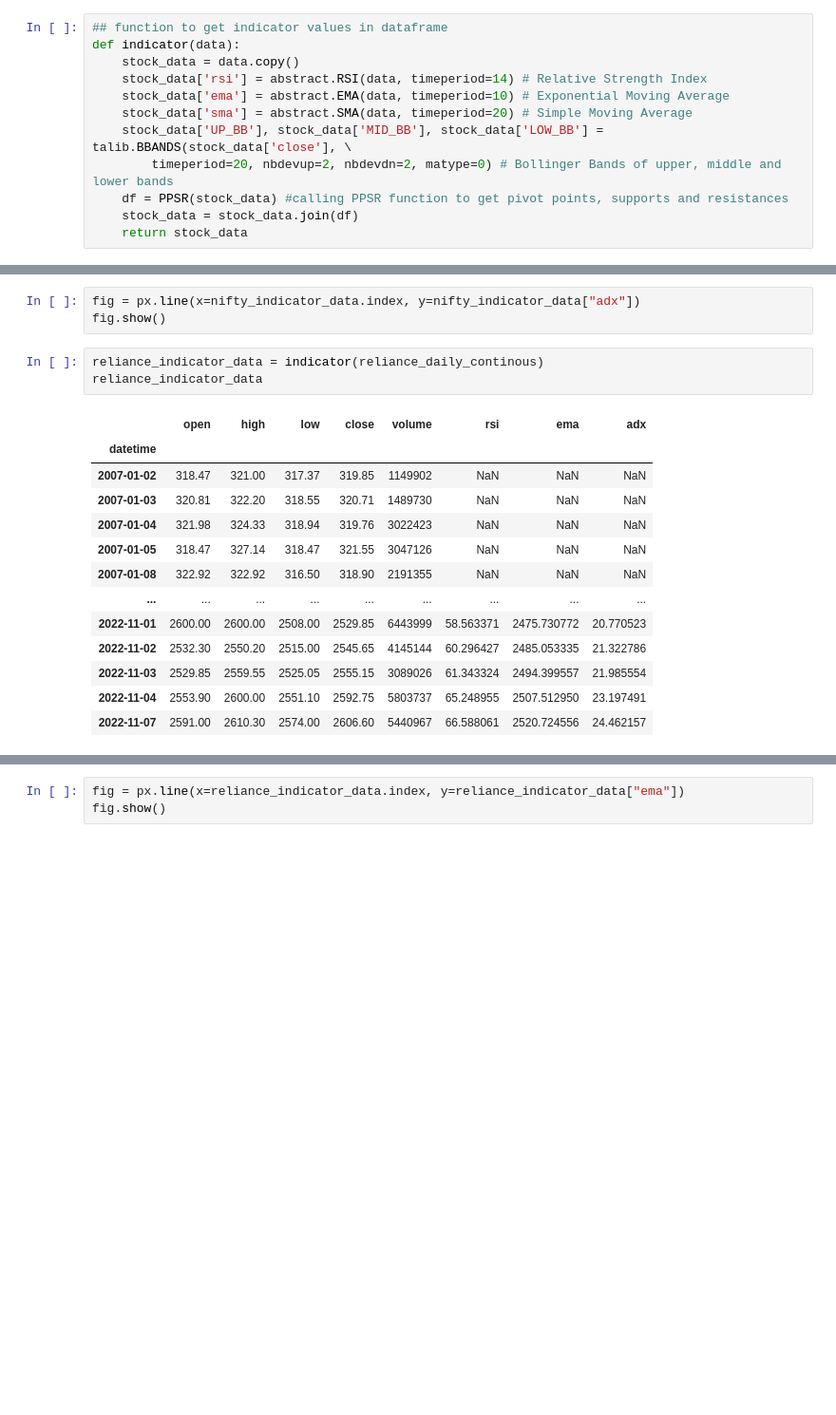
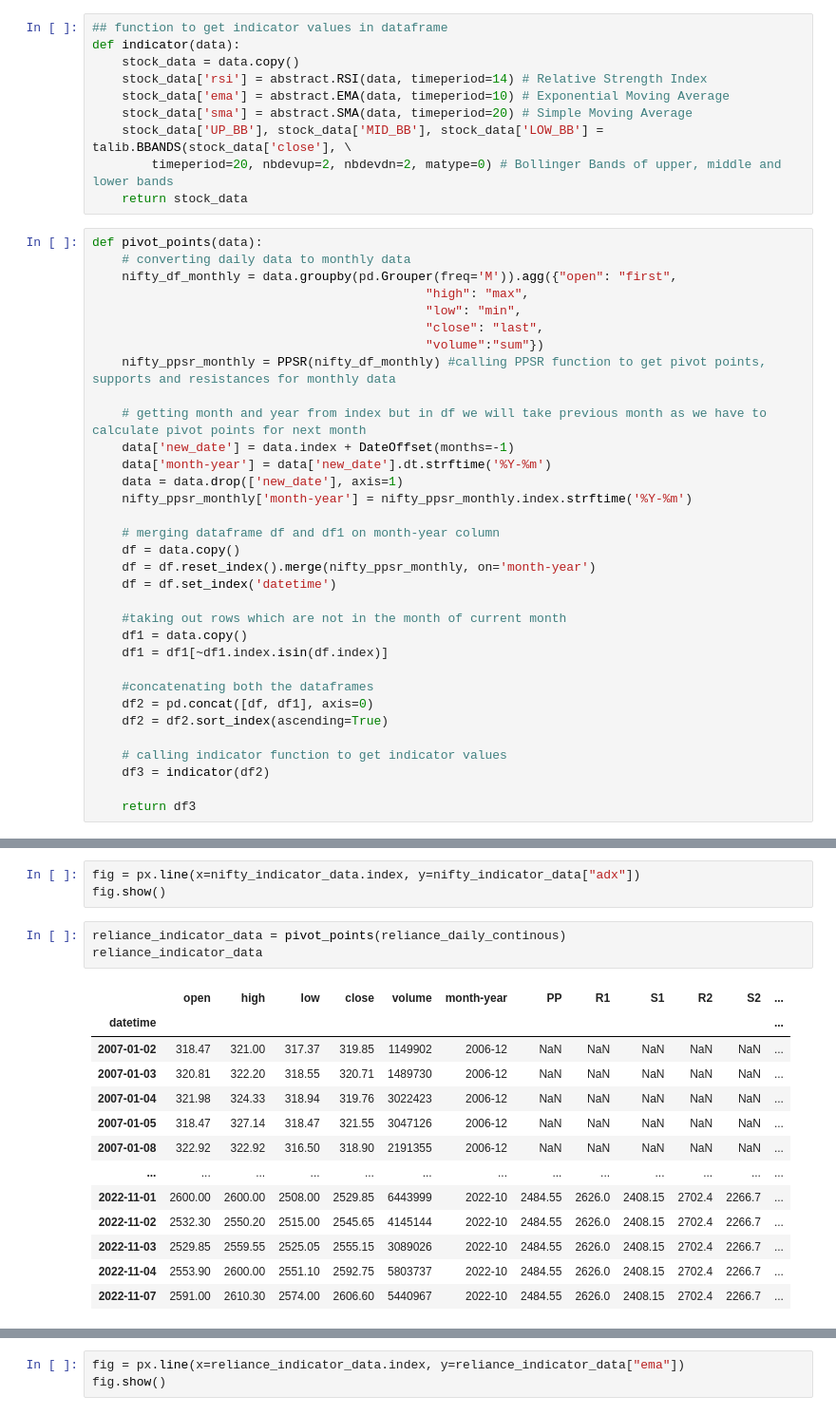
Before and after one commit to intilt/Intrade_ai, a Jupyter notebook: Notebooks/data_cleaning.ipynb, the cells around one changed output, grey strips where cells are left out. Shown at 95% size. Drawn from its saved outputs; the diff is of its cells as text; blank space fills up the shorter version.

```diff
--- a/Notebooks/data_cleaning.ipynb
+++ b/Notebooks/data_cleaning.ipynb
@@ -318,7 +319,38 @@ def indicator(data):
     stock_data['sma'] = abstract.SMA(data, timeperiod=20) # Simple Moving Average
     stock_data['UP_BB'], stock_data['MID_BB'], stock_data['LOW_BB'] = talib.BBANDS(stock_data['close'], \
         timeperiod=20, nbdevup=2, nbdevdn=2, matype=0) # Bollinger Bands of upper, middle and lower bands
-    df = PPSR(stock_data) #calling PPSR function to get pivot points, supports and resistances
-    stock_data = stock_data.join(df)
     return stock_data
+# %%
+def pivot_points(data):
+    # converting daily data to monthly data
+    nifty_df_monthly = data.groupby(pd.Grouper(freq='M')).agg({"open": "first",
+                                             "high": "max",
+                                             "low": "min",
+                                             "close": "last",
+                                             "volume":"sum"})
+    nifty_ppsr_monthly = PPSR(nifty_df_monthly) #calling PPSR function to get pivot points, supports and resistances for monthly data
+
+    # getting month and year from index but in df we will take previous month as we have to calculate pivot points for next month
+    data['new_date'] = data.index + DateOffset(months=-1)
+    data['month-year'] = data['new_date'].dt.strftime('%Y-%m')
+    data = data.drop(['new_date'], axis=1)
+    nifty_ppsr_monthly['month-year'] = nifty_ppsr_monthly.index.strftime('%Y-%m')
+
+    # merging dataframe df and df1 on month-year column
+    df = data.copy()
+    df = df.reset_index().merge(nifty_ppsr_monthly, on='month-year')
+    df = df.set_index('datetime')
+
+    #taking out rows which are not in the month of current month
+    df1 = data.copy()
+    df1 = df1[~df1.index.isin(df.index)]
+
+    #concatenating both the dataframes
+    df2 = pd.concat([df, df1], axis=0)
+    df2 = df2.sort_index(ascending=True)
+
+    # calling indicator function to get indicator values
+    df3 = indicator(df2)
+
+    return df3
 # %%
@@ -349,19 +387,19 @@ fig.show()
 fig = px.line(x=nifty_indicator_data.index, y=nifty_indicator_data["adx"])
 fig.show()
 # %%
-reliance_indicator_data = indicator(reliance_daily_continous)
+reliance_indicator_data = pivot_points(reliance_daily_continous)
 reliance_indicator_data
 # %% [output]
-|  | open | high | low | close | volume | rsi | ema | adx |
-| datetime |  |  |  |  |  |  |  |  |
-| 2007-01-02 | 318.47 | 321.00 | 317.37 | 319.85 | 1149902 | NaN | NaN | NaN |
-| 2007-01-03 | 320.81 | 322.20 | 318.55 | 320.71 | 1489730 | NaN | NaN | NaN |
-| 2007-01-04 | 321.98 | 324.33 | 318.94 | 319.76 | 3022423 | NaN | NaN | NaN |
-| 2007-01-05 | 318.47 | 327.14 | 318.47 | 321.55 | 3047126 | NaN | NaN | NaN |
-| 2007-01-08 | 322.92 | 322.92 | 316.50 | 318.90 | 2191355 | NaN | NaN | NaN |
-| ... | ... | ... | ... | ... | ... | ... | ... | ... |
-| 2022-11-01 | 2600.00 | 2600.00 | 2508.00 | 2529.85 | 6443999 | 58.563371 | 2475.730772 | 20.770523 |
-| 2022-11-02 | 2532.30 | 2550.20 | 2515.00 | 2545.65 | 4145144 | 60.296427 | 2485.053335 | 21.322786 |
-| 2022-11-03 | 2529.85 | 2559.55 | 2525.05 | 2555.15 | 3089026 | 61.343324 | 2494.399557 | 21.985554 |
-| 2022-11-04 | 2553.90 | 2600.00 | 2551.10 | 2592.75 | 5803737 | 65.248955 | 2507.512950 | 23.197491 |
-| 2022-11-07 | 2591.00 | 2610.30 | 2574.00 | 2606.60 | 5440967 | 66.588061 | 2520.724556 | 24.462157 |
+|  | open | high | low | close | volume | month-year | PP | R1 | S1 | R2 | S2 | ... |
+| datetime |  |  |  |  |  |  |  |  |  |  |  | ... |
+| 2007-01-02 | 318.47 | 321.00 | 317.37 | 319.85 | 1149902 | 2006-12 | NaN | NaN | NaN | NaN | NaN | ... |
+| 2007-01-03 | 320.81 | 322.20 | 318.55 | 320.71 | 1489730 | 2006-12 | NaN | NaN | NaN | NaN | NaN | ... |
+| 2007-01-04 | 321.98 | 324.33 | 318.94 | 319.76 | 3022423 | 2006-12 | NaN | NaN | NaN | NaN | NaN | ... |
+| 2007-01-05 | 318.47 | 327.14 | 318.47 | 321.55 | 3047126 | 2006-12 | NaN | NaN | NaN | NaN | NaN | ... |
+| 2007-01-08 | 322.92 | 322.92 | 316.50 | 318.90 | 2191355 | 2006-12 | NaN | NaN | NaN | NaN | NaN | ... |
+| ... | ... | ... | ... | ... | ... | ... | ... | ... | ... | ... | ... | ... |
+| 2022-11-01 | 2600.00 | 2600.00 | 2508.00 | 2529.85 | 6443999 | 2022-10 | 2484.55 | 2626.0 | 2408.15 | 2702.4 | 2266.7 | ... |
+| 2022-11-02 | 2532.30 | 2550.20 | 2515.00 | 2545.65 | 4145144 | 2022-10 | 2484.55 | 2626.0 | 2408.15 | 2702.4 | 2266.7 | ... |
+| 2022-11-03 | 2529.85 | 2559.55 | 2525.05 | 2555.15 | 3089026 | 2022-10 | 2484.55 | 2626.0 | 2408.15 | 2702.4 | 2266.7 | ... |
+| 2022-11-04 | 2553.90 | 2600.00 | 2551.10 | 2592.75 | 5803737 | 2022-10 | 2484.55 | 2626.0 | 2408.15 | 2702.4 | 2266.7 | ... |
+| 2022-11-07 | 2591.00 | 2610.30 | 2574.00 | 2606.60 | 5440967 | 2022-10 | 2484.55 | 2626.0 | 2408.15 | 2702.4 | 2266.7 | ... |
```
Also changed, not shown: parts of 4 cells of this notebook, 2 other files.
